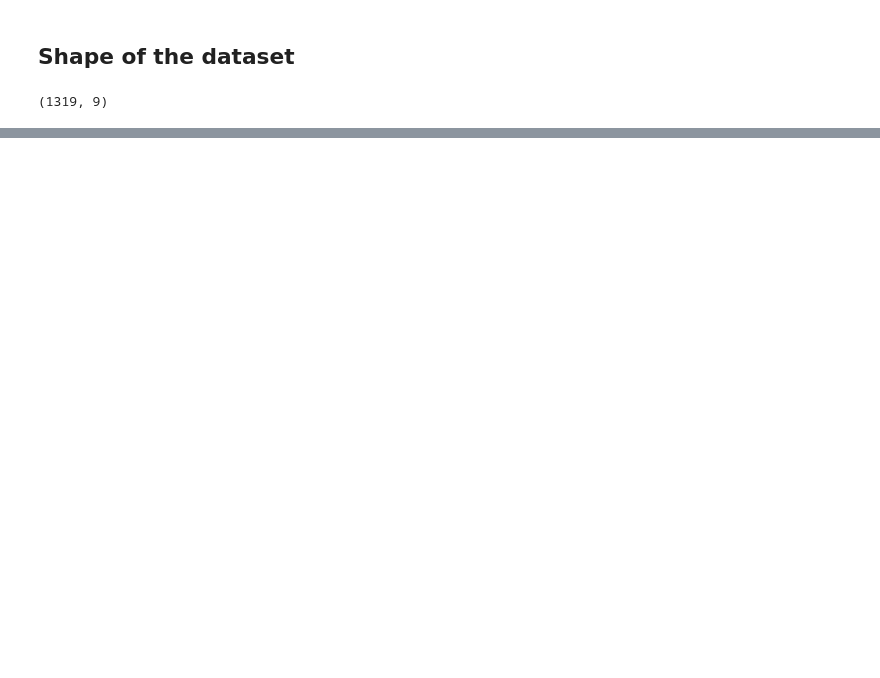
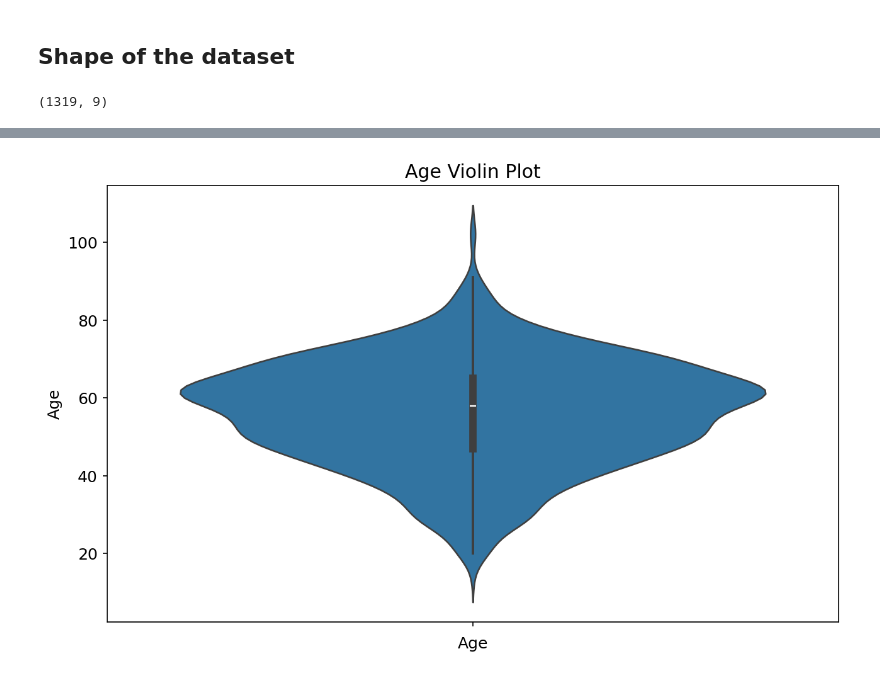
Before and after one commit to Jawad-Muzafar/EDA, a Jupyter notebook: Heart attack dataset/eda.ipynb, the cells around one changed output, grey strips where cells are left out. Saved outputs shown, nothing was run; the diff lists cells and outputs as text; code cells hidden in the pictures; blank space fills up the shorter version.

```diff
--- a/Heart attack dataset/eda.ipynb
+++ b/Heart attack dataset/eda.ipynb
@@ -32,0 +173,7 @@ df.shape
+# %%
+sns.violinplot(y=df['Age'])
+plt.title('Age Violin Plot')
+plt.xlabel('Age')
+plt.show()
+# %% [output]
+[figure, added]
```
Also changed, not shown: parts of 36 cells of this notebook.
